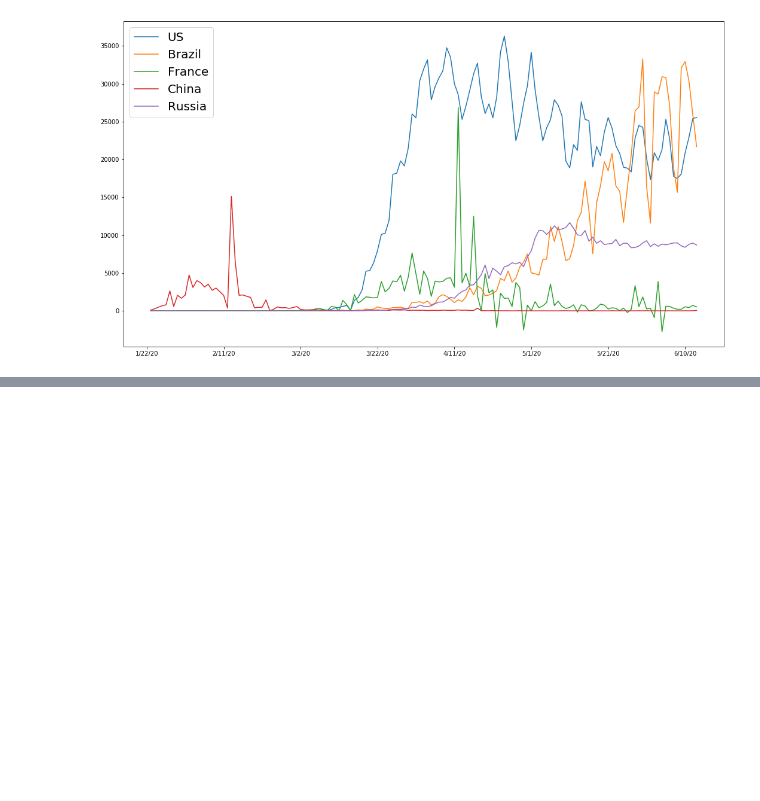
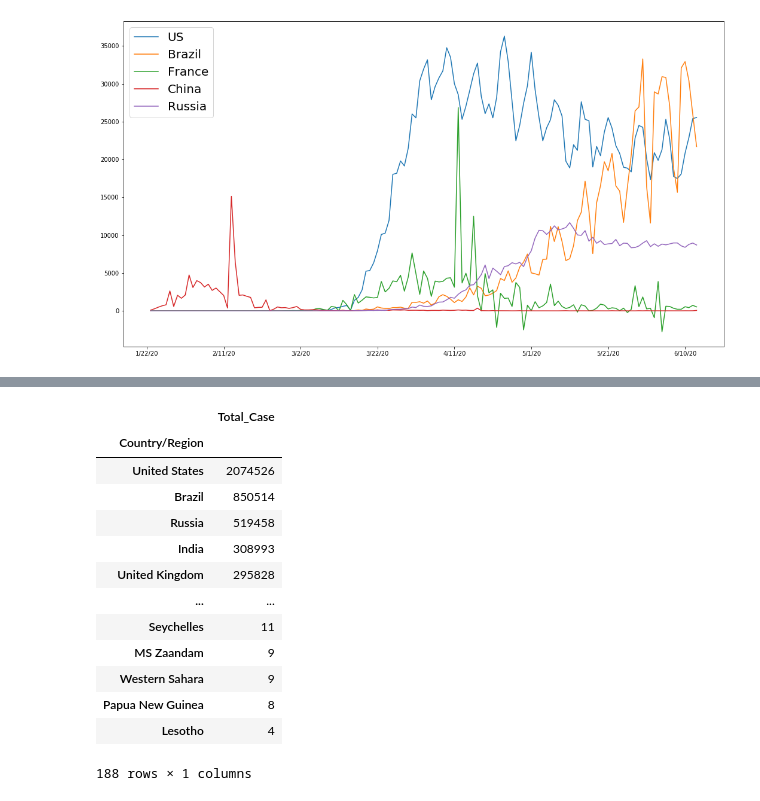
Before and after one commit to siouwun/Covid19-Data-Analysis, a Jupyter notebook: Covid19.ipynb, the cells around one changed output, grey strips where cells are left out. Cells and saved outputs as stored; diff of their text form; code cells hidden in the pictures; blank space fills up the shorter version.

```diff
--- a/Covid19.ipynb
+++ b/Covid19.ipynb
@@ -161,0 +190,21 @@ for c in covid_diff_top5:
+# %%
+idx_rename = {'US':'United States', 'Korea, South': 'South Korea','Taiwan*':'Taiwan','Czechia':'Czech Republic',
+              'Trinidad and Tobago':'Trinidad & Tobago',
+              }
+covid_total_revised = covid_total.rename(index=idx_rename)
+covid_total_revised
+# %% [output]
+|  | Total_Case |
+| Country/Region |  |
+| United States | 2074526 |
+| Brazil | 850514 |
+| Russia | 519458 |
+| India | 308993 |
+| United Kingdom | 295828 |
+| ... | ... |
+| Seychelles | 11 |
+| MS Zaandam | 9 |
+| Western Sahara | 9 |
+| Papua New Guinea | 8 |
+| Lesotho | 4 |
+188 rows × 1 columns
```
Also changed, not shown: parts of 9 cells of this notebook, 1 other file.
